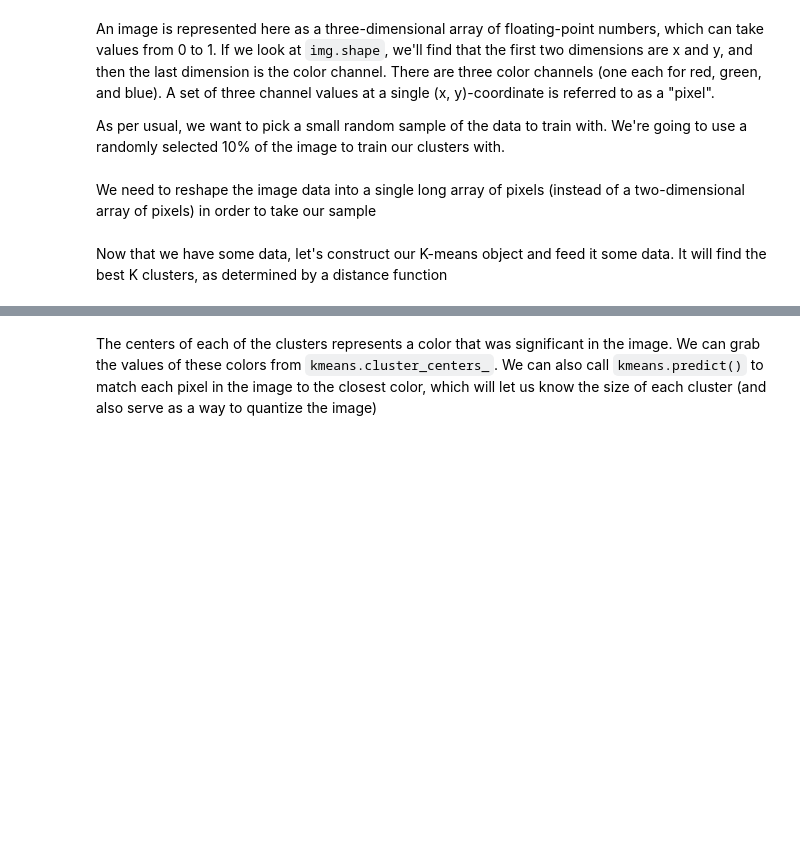
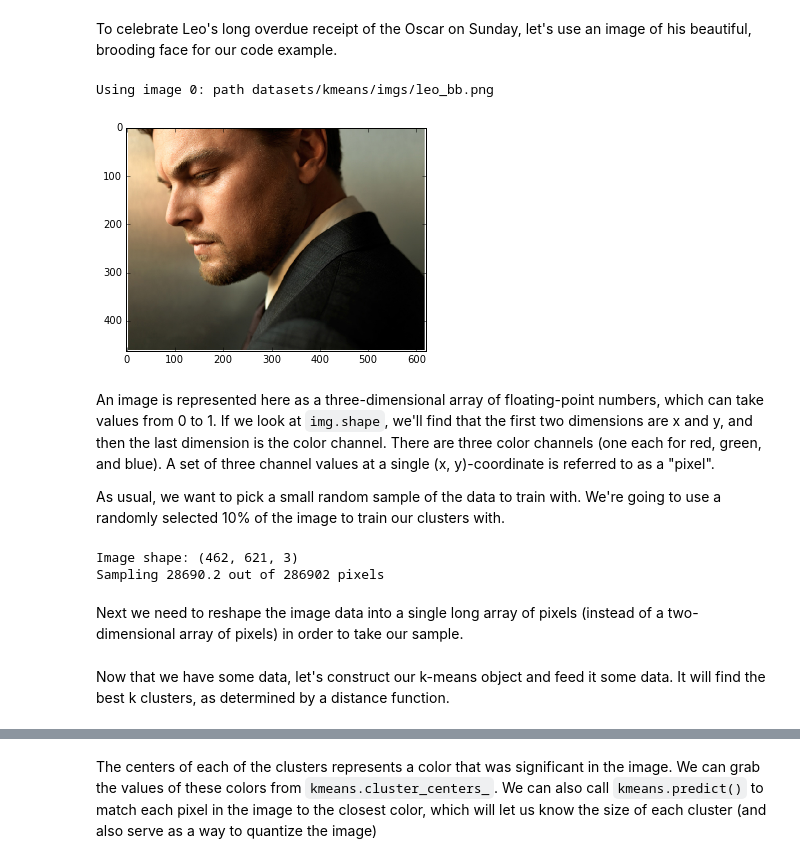
Before and after one commit to adicu/AccessibleML, a Jupyter notebook: 4. K-means clustering and unsupervised learning.ipynb, the cells around one changed output, grey strips where cells are left out. Drawn from its saved outputs; the diff is of its cells as text; code cells hidden in the pictures; blank space fills up the shorter version.

Commit message:
add images, wrap up writing at end

```diff
--- a/4. K-means clustering and unsupervised learning.ipynb
+++ b/4. K-means clustering and unsupervised learning.ipynb
@@ -30,18 +84,22 @@ print(imgs)
+# %% [markdown]
+To celebrate Leo's long overdue receipt of the Oscar on Sunday, let's use an image of his beautiful, brooding face for our code example.
 # %%
-# for now, let's use the first image
-img_path = os.path.join('datasets/kmeans/imgs/', imgs[1])
+img_path = os.path.join('datasets/kmeans/imgs/', imgs[0])
 print('Using image 0: path {}'.format(img_path))
 
 img = mpimg.imread(img_path)
 
 # normalize the image values
 img = img * 1.0 / img.max()
 
 imgplot = plt.imshow(img)
+# %% [output]
+Using image 0: path datasets/kmeans/imgs/leo_bb.png
+[figure, added]
 # %% [markdown]
 An image is represented here as a three-dimensional array of floating-point numbers, which can take values from 0 to 1. If we look at ``img.shape``, we'll find that the first two dimensions are x and y, and then the last dimension is the color channel. There are three color channels (one each for red, green, and blue). A set of three channel values at a single (x, y)-coordinate is referred to as a "pixel".
 
-As per usual, we want to pick a small random sample of the data to train with. We're going to use a randomly selected 10% of the image to train our clusters with.
+As usual, we want to pick a small random sample of the data to train with. We're going to use a randomly selected 10% of the image to train our clusters with.
 # %%
 print('Image shape: {}'.format(img.shape))
 width, height, num_channels = img.shape
@@ -49,13 +107,16 @@ num_pixels = width * height
 num_sample_pixels = num_pixels / 10
 
 print('Sampling {} out of {} pixels'.format(num_sample_pixels, num_pixels))
+# %% [output]
+Image shape: (462, 621, 3)
+Sampling 28690.2 out of 286902 pixels
 # %% [markdown]
-We need to reshape the image data into a single long array of pixels (instead of a two-dimensional array of pixels) in order to take our sample
+Next we need to reshape the image data into a single long array of pixels (instead of a two-dimensional array of pixels) in order to take our sample.
 # %%
 img_reshaped = np.reshape(img, (num_pixels, num_channels))
 img_sample = shuffle(img_reshaped, random_state=0)
 # %% [markdown]
-Now that we have some data, let's construct our K-means object and feed it some data. It will find the best K clusters, as determined by a distance function
+Now that we have some data, let's construct our k-means object and feed it some data. It will find the best k clusters, as determined by a distance function.
 # %%
 # We're going to try to find the 10 colors which best represent
 # the image, i.e. K = 10 clusters
```
Also changed, not shown: parts of 22 cells of this notebook.
